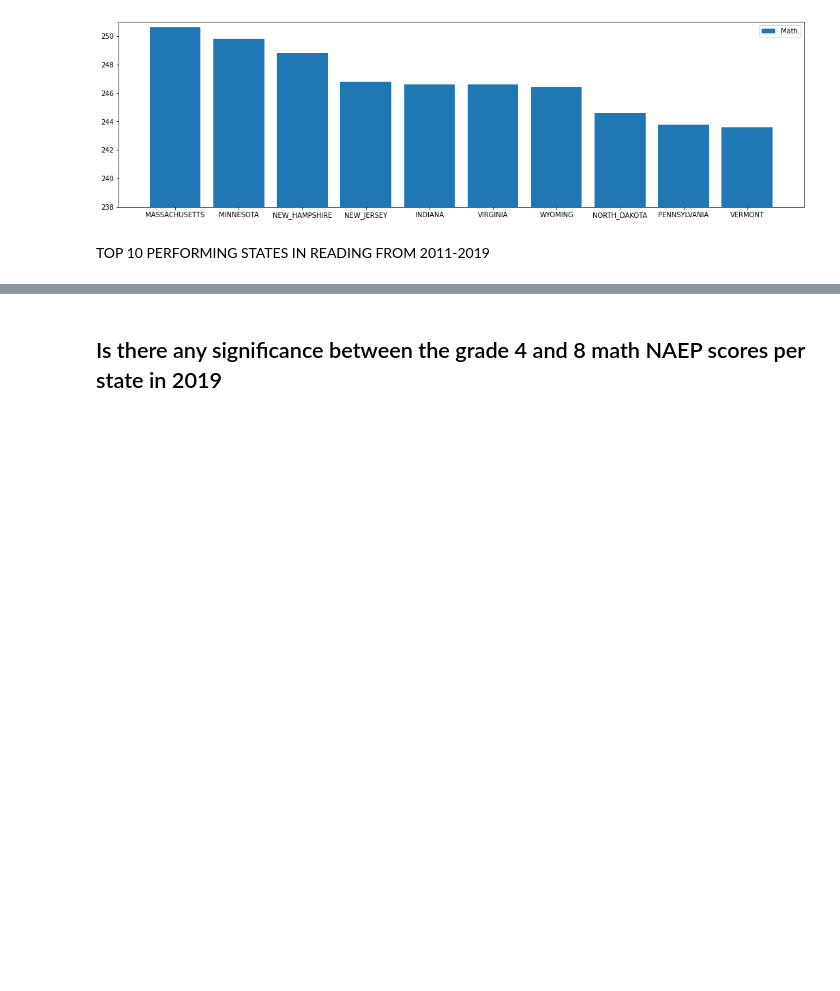
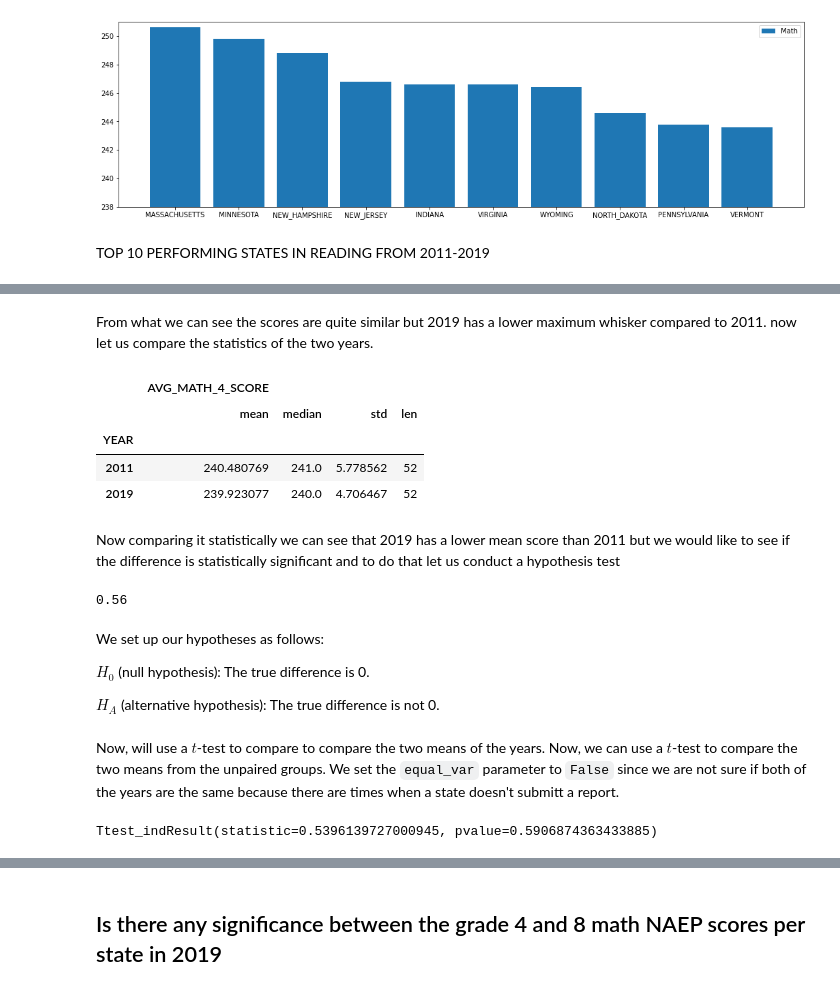
Before and after one commit to trickdevsinschool/CSMODEL_PROJECT_1, a Jupyter notebook: states_csmodel.ipynb, the cells around one changed output, grey strips where cells are left out. Saved outputs shown, nothing was run; the diff lists cells and outputs as text; code cells hidden in the pictures; blank space fills up the shorter version.

```diff
--- a/states_csmodel.ipynb
+++ b/states_csmodel.ipynb
@@ -417,0 +426,36 @@ ax.legend(fontsize = 10)
+# %% [markdown]
+From what we can see the scores are quite similar but 2019 has a lower maximum whisker compared to 2011. now let us compare the statistics of the two years.
+# %%
+summary_stat = inference_df.groupby("YEAR").agg({"AVG_MATH_4_SCORE": ["mean", "median", "std", len]})
+summary_stat
+# %% [output]
+|  | AVG_MATH_4_SCORE |  |  |  |
+|  | mean | median | std | len |
+| YEAR |  |  |  |  |
+| 2011 | 240.480769 | 241.0 | 5.778562 | 52 |
+| 2019 | 239.923077 | 240.0 | 4.706467 | 52 |
+# %% [markdown]
+Now comparing it statistically we can see that  2019 has a lower mean score than 2011 but we would like to see if the difference is statistically significant and to do that let us conduct a hypothesis test
+# %%
+y11_mean = summary_stat.loc[2011].loc["AVG_MATH_4_SCORE"].loc["mean"]
+y19_mean = summary_stat.loc[2019].loc["AVG_MATH_4_SCORE"].loc["mean"]
+
+diff = y11_mean - y19_mean
+print('{:.2f}'.format(diff))
+# %% [output]
+0.56
+# %% [markdown]
+We set up our hypotheses as follows:
+
+$H_0$ (null hypothesis): The true difference is 0.
+
+$H_A$ (alternative hypothesis): The true difference is not 0.
+# %% [markdown]
+Now, will use a $t$-test to compare to compare the two means of the years.
+Now, we can use a $t$-test to compare the two means from the unpaired groups. We set the `equal_var` parameter to `False` since we are not sure if both of the years are the same because there are times when a state doesn't submitt a report.
+# %%
+ttest_ind(inference_df[inference_df["YEAR"] == 2011]["AVG_MATH_4_SCORE"],
+          inference_df[inference_df["YEAR"] == 2019]["AVG_MATH_4_SCORE"],
+          equal_var = False)
+# %% [output]
+Ttest_indResult(statistic=0.5396139727000945, pvalue=0.5906874363433885)
```
Also changed, not shown: parts of 5 cells of this notebook.
